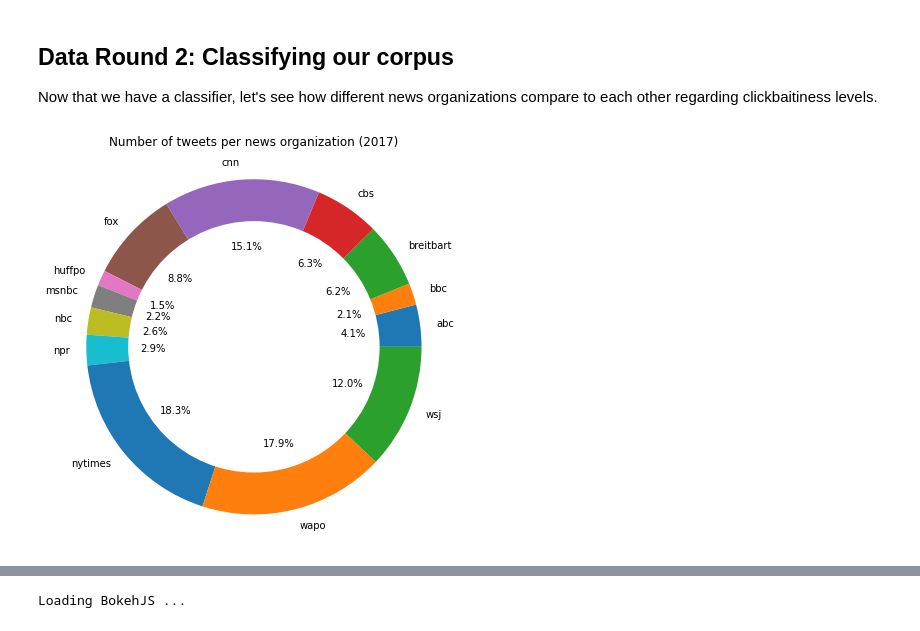
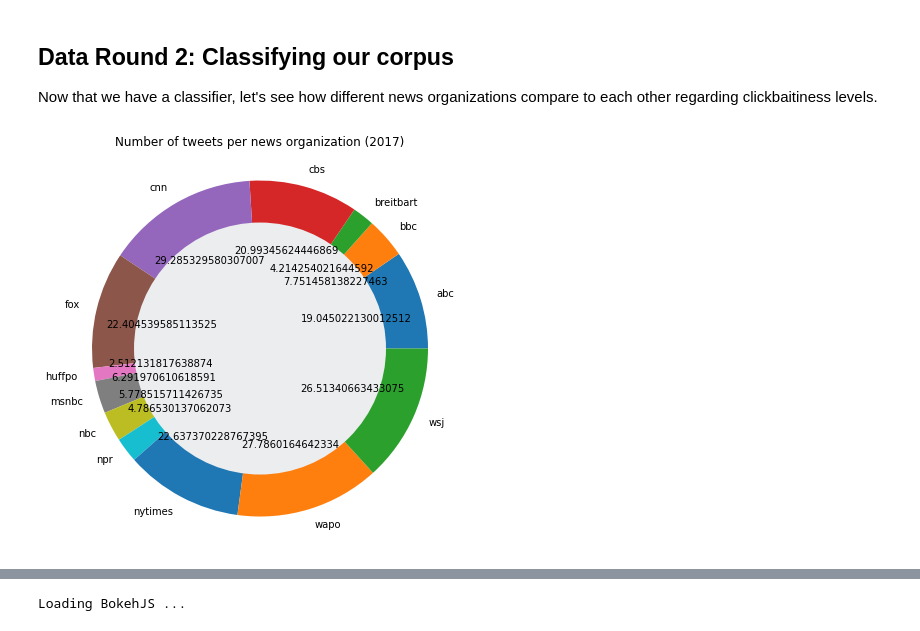
Before and after one commit to alexanderwood/wood-clickbait, a Jupyter notebook: code/analysis.ipynb, the cells around one changed output, grey strips where cells are left out. Drawn from its saved outputs; the diff is of its cells as text; code cells hidden in the pictures.

```diff
--- a/code/analysis.ipynb
+++ b/code/analysis.ipynb
@@ -388,7 +388,7 @@ def load_tweetset(org_handle):
 scores = {}
 for org in orgs:
     df = load_tweetset(org)
-    data_pred = clf_logreg.predict(df)
+    data_pred = clf_logreg.predict_proba(df)
     scores[org] = data_pred
 # %%
 # Convert to percentage over all tweets that year.
@@ -397,37 +397,41 @@ counts = [[sum(scores[org]), len(scores[org]) - sum(scores[org])] for org in org
 counts = np.array(counts).flatten().tolist()
 # %%
 def plot_ring(title, labels, heights):
+    def absolute_value(val):
+        a  = val * N
+        return a
 
+    N = 2
     #colors = ['#ff99aa','#66b3ff','#99ff99','#ffcc22']
     # print(sizes) # adds up to 1433, which is the total number of participants
     fig1, ax1 = plt.subplots()
     fig1.set_figheight(6)
-    ax1.pie(heights, labels=labels, autopct='%1.1f%%')
+    ax1.pie(heights, labels=labels, autopct=absolute_value)
     ax1.axis('equal')
 
     # Plot circle.
-    centre_circle = plt.Circle((0,0), 0.75, fc='white')
+    centre_circle = plt.Circle((0,0), 0.75, fc='#ebedef')
     fig = plt.gcf()
     fig.gca().add_artist(centre_circle)
 
     plt.title(title)
     plt.tight_layout()
     plt.savefig("tweet-count-by-org.svg")
     plt.show()
 
 
-heights = [sum(scores[org]) for org in orgs]
+heights = [len(scores[org]) for org in orgs]
 score_name = 'Mode'
 title = "Number of tweets per news organization (2017)".format(score_name)
 #labels = ['not click baiting', 'slightly click baiting', 'heavily click baiting', 'considerably click baiting']
 
-plot_ring(title, orgs,heights)
+plot_ring(title, orgs, heights)
 
 
 
 with open("tweets_by_org.csv", "w") as f:
     w = csv.writer(f)
     w.writerow(orgs)
     w.writerow(heights)
 # %% [output]
-[figure, old version]
+[figure, new version]
```
Also changed, not shown: parts of 9 cells of this notebook, 24 other files.
